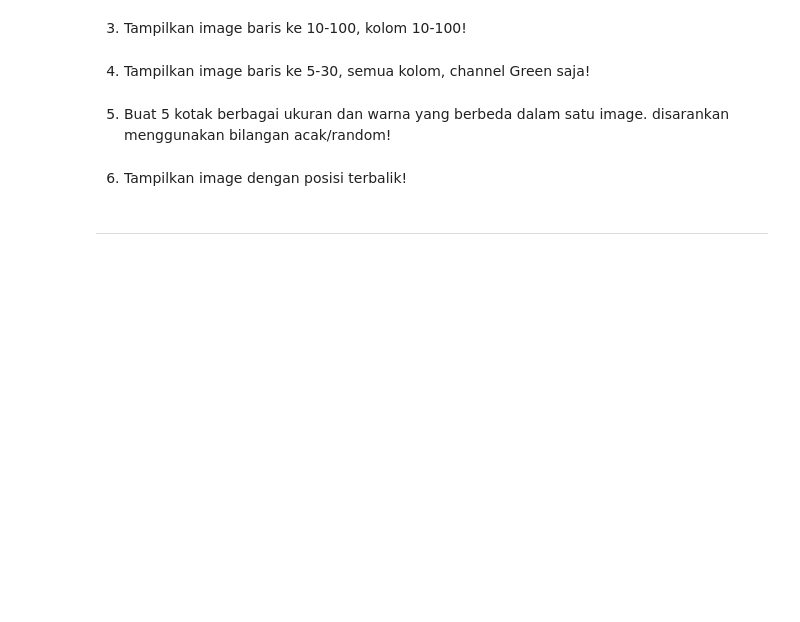
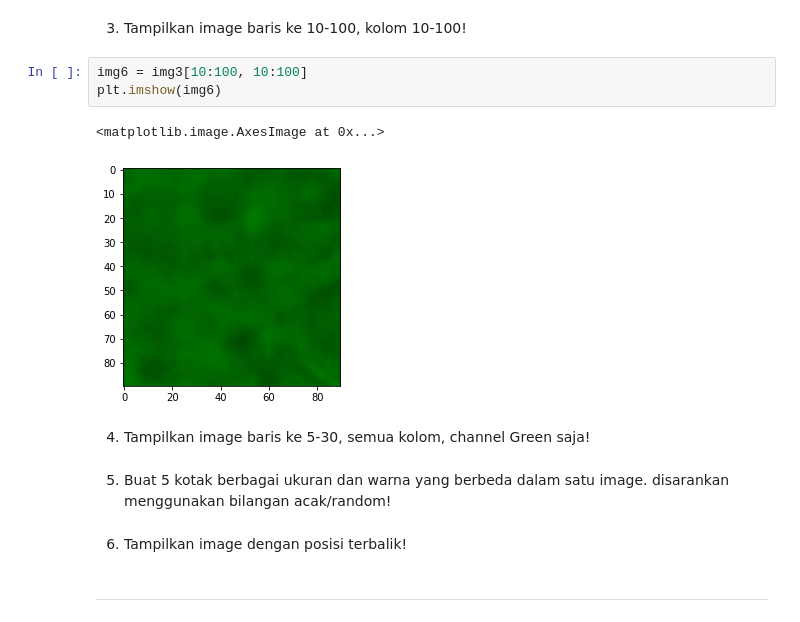
Before and after one commit to kevinaldyansyah/PCVK_Genap_2021, a Jupyter notebook: Week2.ipynb, the cells around one changed output. Drawn from its saved outputs; the diff is of its cells as text; blank space fills up the shorter version.

```diff
--- a/Week2.ipynb
+++ b/Week2.ipynb
@@ -38,5 +61,11 @@ berubah?
 # %% [markdown]
 3. Tampilkan image baris ke 10-100, kolom 10-100!
+# %%
+img6 = img3[10:100, 10:100]
+plt.imshow(img6)
+# %% [output]
+<matplotlib.image.AxesImage at 0x...>
+[figure, added]
 # %% [markdown]
 4. Tampilkan image baris ke 5-30, semua kolom, channel Green saja!
 # %% [markdown]
```
Also changed, not shown: parts of 3 cells of this notebook.
